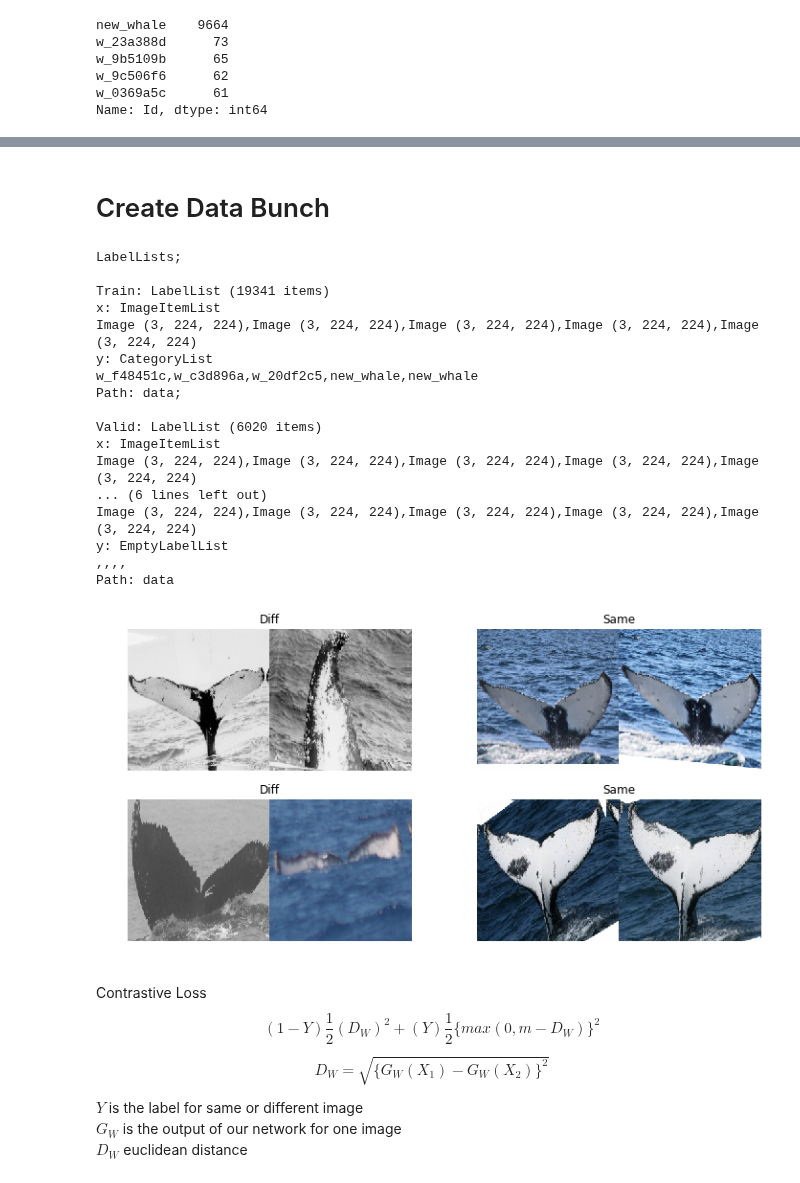
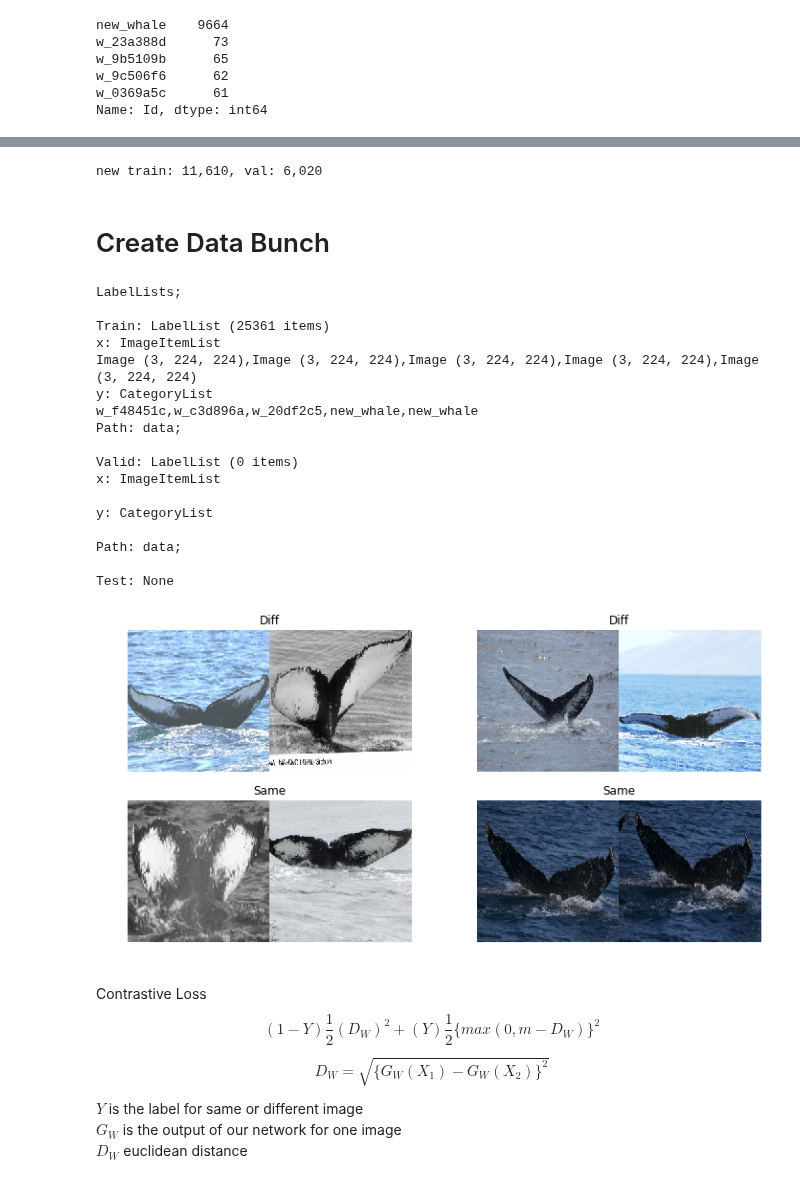
Before and after one commit to jachen36/humpback_kaggle, a Jupyter notebook: siamese_network.ipynb, the cells around one changed output, grey strips where cells are left out. Saved outputs shown, nothing was run; the diff lists cells and outputs as text; code cells hidden in the pictures.

Commit message:
Fixed PairImgDataset to create pairs from the whole training set

```diff
--- a/siamese_network.ipynb
+++ b/siamese_network.ipynb
@@ -105,30 +107,35 @@ len(val_idx)
+# %%
+# remove new_whale from train
+train_idx = list(set(train_idx).difference(set(newwhale_idx)))
+print(f'new train: {len(train_idx):,}, val: {len(val_idx):,}')
+# %% [output]
+new train: 11,610, val: 6,020
 # %% [markdown]
 # Create Data Bunch
 # %%
 tfms = get_transforms(do_flip=False, max_zoom=1)
 # %%
-# using fastai for splitting, importing, and transforming of the data
+# using fastai for importing and transforming of the data
 src = (ImageItemList.from_df(df=labels, path=data_fp, cols='Image', folder=data_train)
-                    .split_by_idx(val_idx)  # validation set doesn't need to be the same since the metric is not accuracy
+                    .no_split()
                     .label_from_df(cols='Id')
-#                     .add_test_folder(test_folder='test')  # testing has a different setup
                     .transform(tfms, size=sz, resize_method=ResizeMethod.SQUISH))
 if verbose: print(src)
 # %% [output]
 LabelLists;
 
-Train: LabelList (19341 items)
+Train: LabelList (25361 items)
 x: ImageItemList
 Image (3, 224, 224),Image (3, 224, 224),Image (3, 224, 224),Image (3, 224, 224),Image (3, 224, 224)
 y: CategoryList
 w_f48451c,w_c3d896a,w_20df2c5,new_whale,new_whale
 Path: data;
 
-Valid: LabelList (6020 items)
+Valid: LabelList (0 items)
 x: ImageItemList
-Image (3, 224, 224),Image (3, 224, 224),Image (3, 224, 224),Image (3, 224, 224),Image (3, 224, 224)
-... (6 lines left out)
-Image (3, 224, 224),Image (3, 224, 224),Image (3, 224, 224),Image (3, 224, 224),Image (3, 224, 224)
-y: EmptyLabelList
-,,,,
-Path: data
+
+y: CategoryList
+
+Path: data;
+
+Test: None
@@ -138,13 +142,22 @@ Path: data
+# %%
+# Manually split train and validation set
+trn = src.train[train_idx]
+val = src.train[val_idx]
 # %%
 class PairImgDataset(Dataset):
-    def __init__(self, ds, p=0.5):
+    def __init__(self, ds, ds_all, cls_one, p:float=0.5):
         """
         Args:
             ds (LabelList): a tuple containing a PIL Image and a Category class
-            p (float): probability of returning a same image class sample
+            ds_all (LabelList): contains all the images in the train data set.
+            cls_one [string]: a list of classes with only one image sample
+            p (float): probability of returning a same image class pair
         """
         self.ds = ds
         self.cls = ds.y.items  # class's int value
+        self.ds_all = ds_all
+        self.cls_all = ds_all.y.items
+        self.cls_one = cls_one
         self.p = p
 
     def __len__(self):
@@ -157,13 +170,13 @@ class PairImgDataset(Dataset):
     def same_class(self, idx):
         img1 = self.ds[idx]  # image + class
 
-        if img1[1].obj == 'new_whale' or img1[1].obj in cls_one:
+        if  img1[1].obj in self.cls_one or img1[1].obj == 'new_whale':
             # new_whale and classes with single image are paired with its augmented self
-            img2 = self.ds[idx][0]  # fastai return a new augmented image at each access
+            img2 = self.ds[idx][0]  # fastai return a new augmented image after each access
         else:
-            idx2 = np.where(self.cls[idx] == self.cls)[0]  # idx of images with same class including itself
+            idx2 = np.where(self.cls[idx] == self.cls_all)[0]  # idx of images with same class including itself
             np.random.shuffle(idx2)  # randomize idx
-            img2 = self.ds[idx2[0]][0]
+            img2 = self.ds_all[idx2[0]][0]
         return self.combine_img(img1[0], img2, 1)
 
     def diff_class(self, idx):
@@ -172,11 +185,10 @@ class PairImgDataset(Dataset):
 
         if img1[1].obj != 'new_whale' or img1[1].obj not in cls_one:
             # remove same class images from possible selection
-            idxs_same = np.where(self.cls[idx] == self.cls)[0]
-            idxs = list(set(idxs) - set(idxs_same))
+            idxs = np.where(self.cls[idx] != self.cls_all)[0]
 
         np.random.shuffle(idxs)
-        img2 = self.ds[idxs[0]][0]
+        img2 = self.ds_all[idxs[0]][0]
         return self.combine_img(img1[0], img2, 0)
 
     def combine_img(self, img1, img2, same_cls):
@@ -221,5 +214,5 @@ def plot_multipair(data, r=2, c=2, figsize= (12,6)):
 # %%
-plot_multipair(PairImgDataset(src.train), 2, 2)
+plot_multipair(PairImgDataset(trn, src.train, cls_one), 2, 2)
 # %% [output]
-[figure, old version]
+[figure, new version]
 # %%
```
Also changed, not shown: parts of 19 cells of this notebook.
